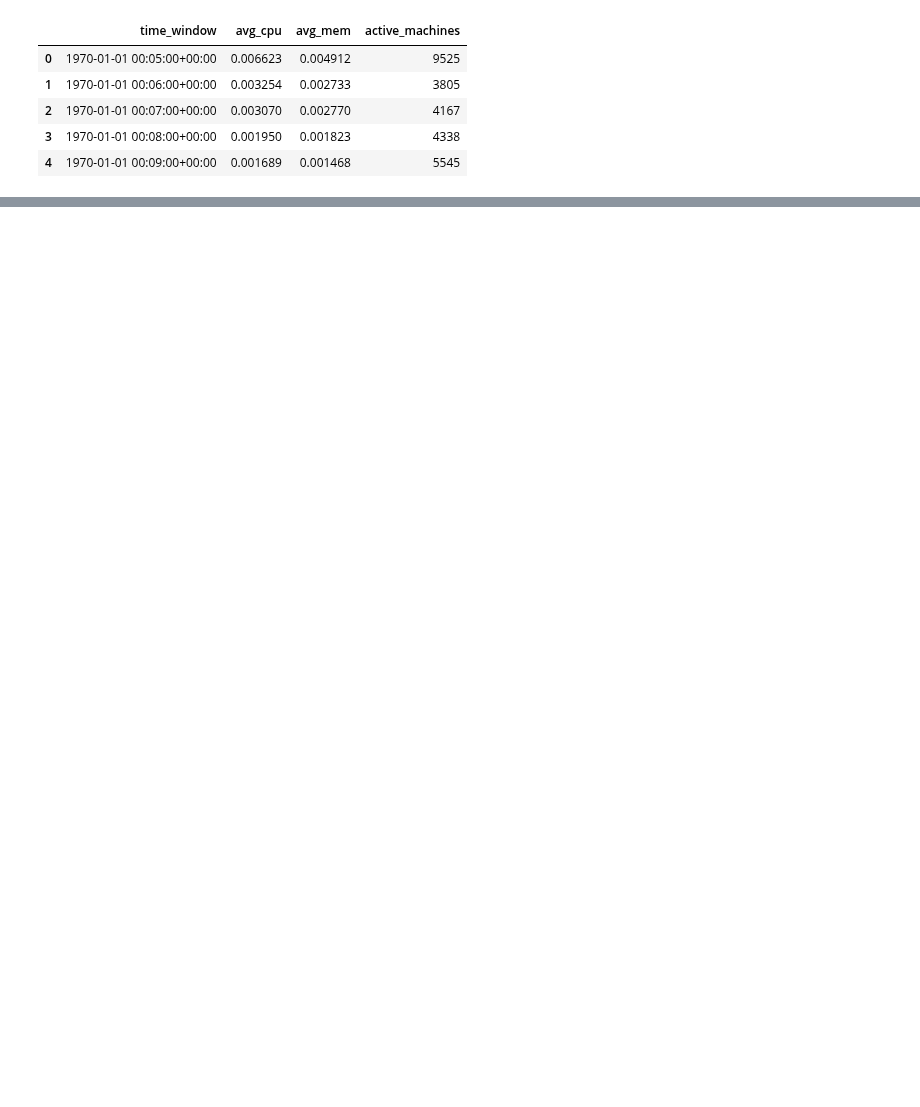
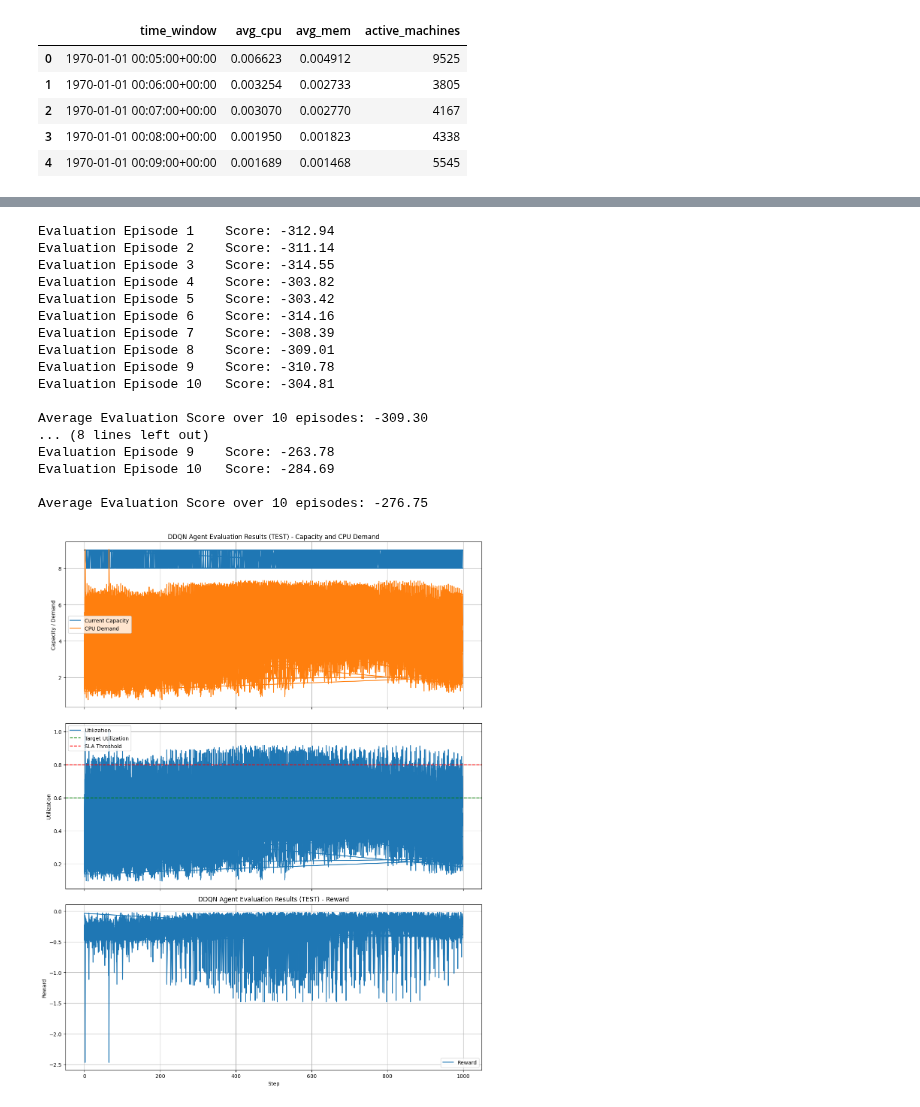
Before and after one commit to rah-ds/Cloud-Autoscaling-using-RL, a Jupyter notebook: notebooks/Experiment_Double_DQN.ipynb, the cells around one changed output, grey strips where cells are left out. Cells and saved outputs as stored; diff of their text form; code cells hidden in the pictures; blank space fills up the shorter version.

```diff
--- a/notebooks/Experiment_Double_DQN.ipynb
+++ b/notebooks/Experiment_Double_DQN.ipynb
@@ -186,0 +175,79 @@ Average Evaluation Score over 10 episodes: -1862.92
+# %%
+# 6. Define the evaluation hyperparameters for the Double DQN agent
+num_evaluation_episodes_ddqn = 10
+max_steps_per_evaluation_episode_ddqn = 1000
+
+# 7. Call the evaluate_agent function
+
+# Validation evaluation
+ddqn_val_scores, eval_results_val = evaluate_agent(
+    agent_ddqn,
+    env_ddqn,
+    num_evaluation_episodes_ddqn,
+    max_steps_per_evaluation_episode_ddqn,
+    split="val",
+    use_random_windows=True
+)
+
+# Test evaluation
+ddqn_test_scores, eval_results_test = evaluate_agent(
+    agent_ddqn,
+    env_ddqn,
+    num_evaluation_episodes_ddqn,
+    max_steps_per_evaluation_episode_ddqn,
+    split="test",
+    use_random_windows=True
+)
+
+# Choose which split to plot
+df = eval_results_test      # or eval_results_val if you want validation
+
+# 7. Create a figure and a set of subplots
+fig, axes = plt.subplots(nrows=3, ncols=1, figsize=(12, 15), sharex=True)
+
+# 8. Plot Current Capacity and CPU Demand
+axes[0].plot(df.index, df['current_capacity'], label='Current Capacity')
+axes[0].plot(df.index, df['demand_cpu'], label='CPU Demand')
+axes[0].set_ylabel('Capacity / Demand')
+axes[0].set_title('DDQN Agent Evaluation Results (TEST) - Capacity and CPU Demand')
+axes[0].legend()
+axes[0].grid(True)
+
+# 9. Plot Utilization and Target Utilization
+axes[1].plot(df.index, df['utilization'], label='Utilization')
+axes[1].axhline(y=env_ddqn.target_utilization, color='g', linestyle='--', label='Target Utilization')
+axes[1].axhline(y=env_ddqn.sla_threshold, color='r', linestyle='--', label='SLA Threshold')
+axes[1].set_ylabel('Utilization')
+axes[1].legend()
+axes[1].grid(True)
+
+# 10. Plot Reward
+axes[2].plot(df.index, df['reward'], label='Reward')
+axes[2].set_xlabel('Step')
+axes[2].set_ylabel('Reward')
+axes[2].set_title('DDQN Agent Evaluation Results (TEST) - Reward')
+axes[2].legend()
+axes[2].grid(True)
+
+# 11. Adjust layout and display plots
+plt.tight_layout()
+plt.show()
+# %% [output]
+Evaluation Episode 1    Score: -312.94
+Evaluation Episode 2    Score: -311.14
+Evaluation Episode 3    Score: -314.55
+Evaluation Episode 4    Score: -303.82
+Evaluation Episode 5    Score: -303.42
+Evaluation Episode 6    Score: -314.16
+Evaluation Episode 7    Score: -308.39
+Evaluation Episode 8    Score: -309.01
+Evaluation Episode 9    Score: -310.78
+Evaluation Episode 10   Score: -304.81
+
+Average Evaluation Score over 10 episodes: -309.30
+... (8 lines left out)
+Evaluation Episode 9    Score: -263.78
+Evaluation Episode 10   Score: -284.69
+
+Average Evaluation Score over 10 episodes: -276.75
+[figure, added]
```
Also changed, not shown: parts of 9 cells of this notebook.
